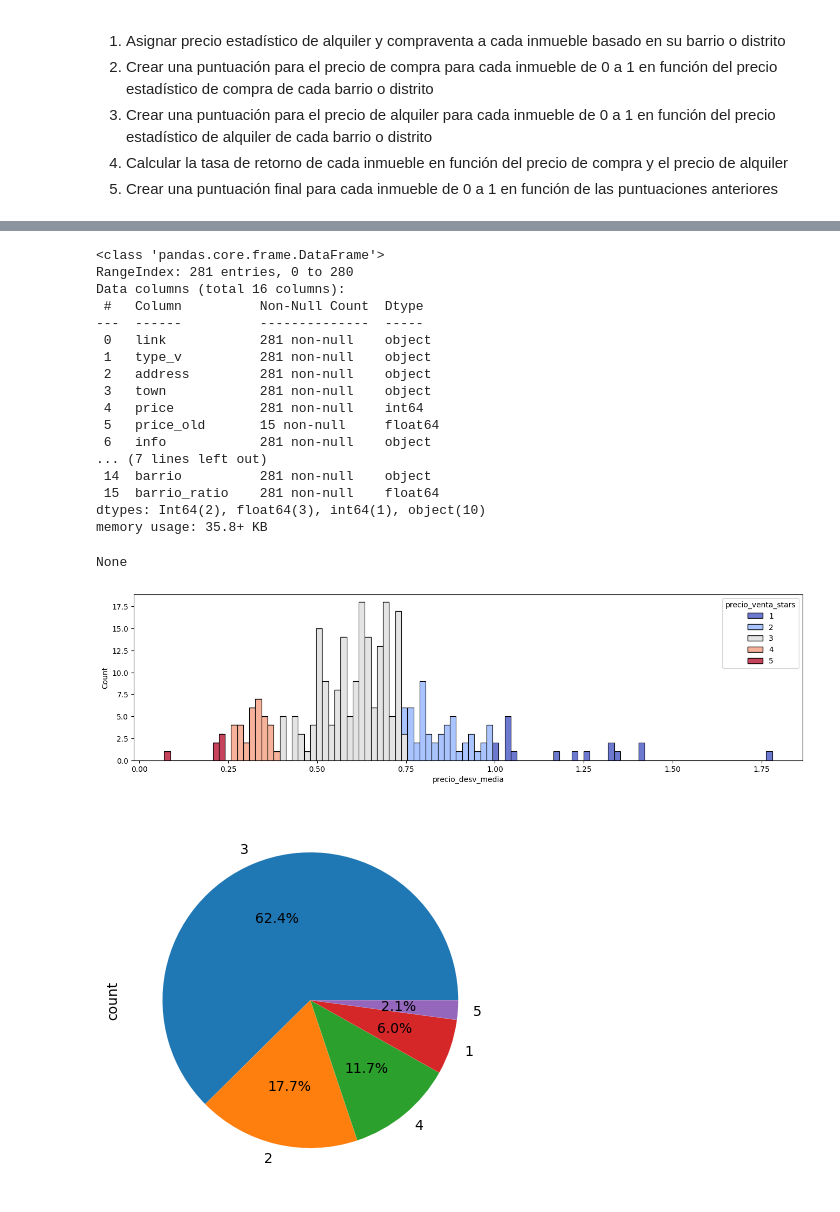
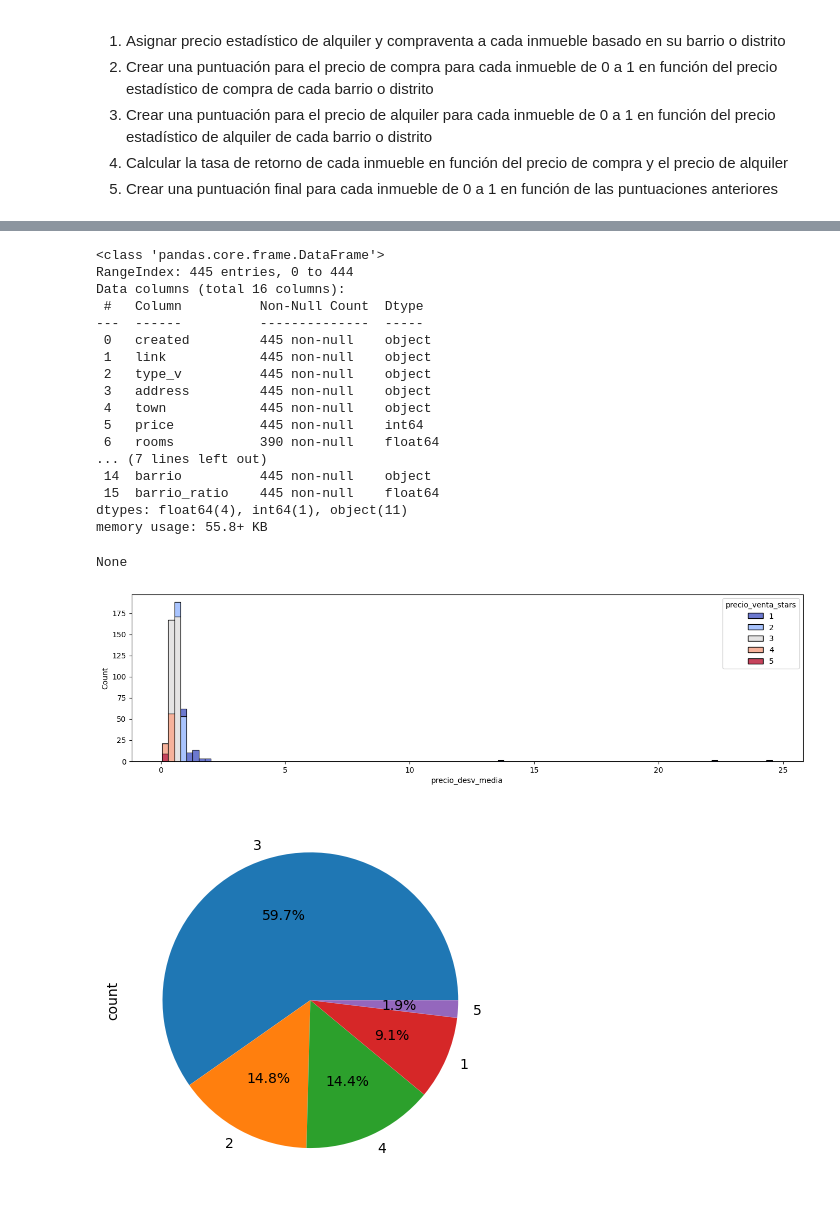
Before and after one commit to germanztz/realadvisor, a Jupyter notebook: realadvisor_03_pisos.ipynb, the cells around one changed output, grey strips where cells are left out. Cells and saved outputs as stored; diff of their text form; code cells hidden in the pictures.

```diff
--- a/realadvisor_03_pisos.ipynb
+++ b/realadvisor_03_pisos.ipynb
@@ -22,11 +22,11 @@ import seaborn as sns # type: ignore
 import warnings
 warnings.filterwarnings('ignore')
 
-pisos = pd.read_csv('datasets/idealista_datafile.csv')
+pisos = pd.read_csv('datasets/realties.csv')
 indicadores = pd.read_csv('datasets/gen_indicadores.csv')
 
 # convertir los campos price y price_old a enteros, interpretando el punto como separador de miles
-pisos[['price','price_old']] = (pisos[['price','price_old']].fillna(0)).astype(int).replace(0, np.nan)
+pisos[['price','price_old','rooms','surface']] = (pisos[['price','price_old','rooms','surface']].fillna(-1)).astype(int).replace(-1, np.nan)
 
 
 display(pisos.info())
@@ -75,8 +77,6 @@ from src.report.realty_report import RealtyReport
 pisos['town'] = pisos['town'].map(RealtyReport.get_town)
 pisos['description'] = pisos['description'].map(RealtyReport.clean_description)
 pisos[['type_v','address', 'description']] = pisos[['type_v','address', 'description']].applymap(RealtyReport.estandarizar)
-pisos['n_hab'] = pisos['info'].map(lambda x: RealtyReport.find_min_int(x, RealtyReport.RX_HAB)).astype('Int64')
-pisos['sup_m2'] = pisos['info'].map(lambda x: RealtyReport.find_min_int(x, RealtyReport.RX_M2)).astype('Int64')
 
 pisos
 # %% [output]
@@ -157,50 +157,50 @@ pisos[['barrio', 'barrio_ratio']] = pd.DataFrame(pisos['town'].map(lambda x: Rea
 display(pisos.info())
 # %% [output]
 <class 'pandas.core.frame.DataFrame'>
-RangeIndex: 281 entries, 0 to 280
+RangeIndex: 445 entries, 0 to 444
 Data columns (total 16 columns):
  #   Column          Non-Null Count  Dtype
 ---  ------          --------------  -----
- 0   link            281 non-null    object
- 1   type_v          281 non-null    object
- 2   address         281 non-null    object
- 3   town            281 non-null    object
- 4   price           281 non-null    int64
- 5   price_old       15 non-null     float64
- 6   info            281 non-null    object
+ 0   created         445 non-null    object
+ 1   link            445 non-null    object
+ 2   type_v          445 non-null    object
+ 3   address         445 non-null    object
+ 4   town            445 non-null    object
+ 5   price           445 non-null    int64
+ 6   rooms           390 non-null    float64
 ... (7 lines left out)
- 14  barrio          281 non-null    object
- 15  barrio_ratio    281 non-null    float64
-dtypes: Int64(2), float64(3), int64(1), object(10)
-memory usage: 35.8+ KB
+ 14  barrio          445 non-null    object
+ 15  barrio_ratio    445 non-null    float64
+dtypes: float64(4), int64(1), object(11)
+memory usage: 55.8+ KB
 None
 # %%
 informe = pd.merge(pisos, indicadores, left_on='barrio', right_on='nombre', how='left')
 
 # calcular el precio por metro cuadrado
-informe['precio_m2'] = informe.apply(lambda row: RealtyReport.get_price_m2(row['price'], row['sup_m2']), axis=1)
+informe['precio_m2'] = informe.apply(lambda row: RealtyReport.get_price_m2(row['price'], row['surface']), axis=1)
 
 # calcular la desviación de precio_m2 sobre precio_venta_1y (medio del último año)
 informe['precio_desv_media'] = informe.apply(lambda row: RealtyReport.get_price_desv_media(row['precio_m2'], row['precio_venta_1y']), axis=1)
 
 # calcular la puntuación del precio de compra, máximo 5 stars, sobre el precio medio de venta del último (precio_venta_1y)
 informe['precio_venta_stars'] = informe.apply(lambda row: RealtyReport.get_price_stars(row['precio_desv_media']), axis=1)
 
 
 
 plt.figure(figsize=(16,4))
 sns.histplot(data=informe, x='precio_desv_media', bins=100, hue='precio_venta_stars', palette='coolwarm', multiple='stack')
 plt.show()
 
 
 # [(informe['precio_venta_stars'].fillna(0) > 2) & (informe['precio_venta_stars'].fillna(0) < 3)]
-informe[['price', 'sup_m2', 'precio_m2', 'precio_venta_1y','precio_desv_media', 'precio_venta_stars']].sort_values(by='precio_desv_media', ascending=False)
+informe[['price', 'surface', 'precio_m2', 'precio_venta_1y','precio_desv_media', 'precio_venta_stars']].sort_values(by='precio_desv_media', ascending=False)
 
 informe['precio_venta_stars'].value_counts().plot(kind='pie', autopct='%1.1f%%')
 plt.show()
 # %% [output]
-[figure, old version]
+[figure, new version]
-[figure, old version]
+[figure, new version]
 # %%
 # display(informe.info())
 
```
Also changed, not shown: parts of 10 cells of this notebook, 13 other files.
